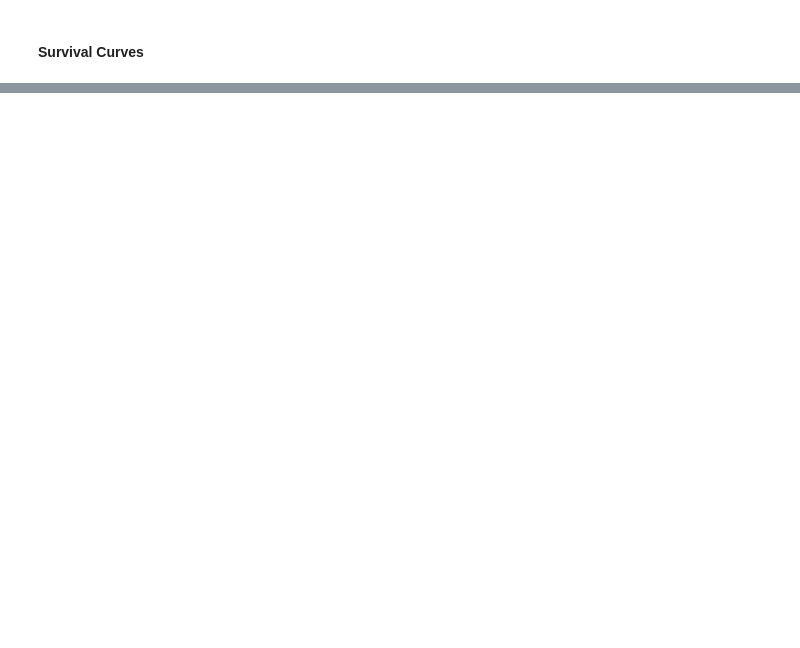
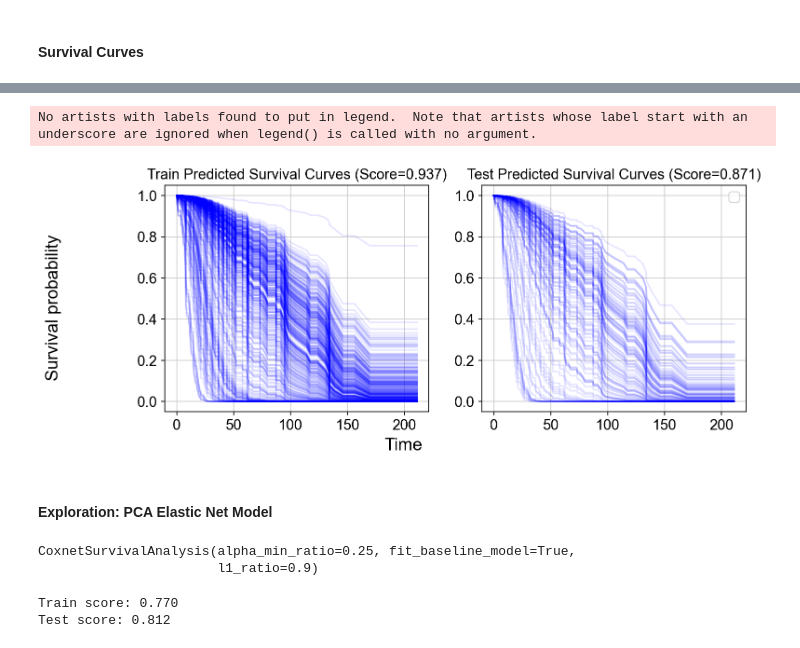
Before and after one commit to qmss5052/msk-2023, a Jupyter notebook: Survival analysis_zscores.ipynb, the cells around one changed output, grey strips where cells are left out. Cells and saved outputs as stored; diff of their text form; code cells hidden in the pictures; blank space fills up the shorter version.

```diff
--- a/Survival analysis_zscores.ipynb
+++ b/Survival analysis_zscores.ipynb
@@ -595,0 +463,25 @@ plt.xlabel("time $t$")
+# %%
+survival_function_test = best_model.predict_survival_function(X_test, return_array=False)
+survival_function_train = best_model.predict_survival_function(X_train, return_array=False)
+score_test = best_model.score(X_test, y_test)
+score_train = best_model.score(X_train, y_train)
+
+fig, ax = plt.subplots(1,2, figsize=(10,4))
+
+for i, (a, b) in enumerate(y_train):
+    ax[0].plot(survival_function_train[i].x, survival_function_train[i].y, alpha=0.1, c='blue')
+for i, (a, b) in enumerate(y_test):
+    ax[1].plot(survival_function_test[i].x, survival_function_test[i].y, alpha=0.1, c='blue')
+
+fig.supxlabel('Time')
+fig.supylabel('Survival probability')
+
+ax[0].set_title(f'Train Predicted Survival Curves (Score={score_train:.3f})')
+ax[1].set_title(f'Test Predicted Survival Curves (Score={score_test:.3f})')
+plt.legend()
+plt.show()
+# %% [output]
+No artists with labels found to put in legend.  Note that artists whose label start with an underscore are ignored when legend() is called with no argument.
+[figure, added]
+# %% [markdown]
+#### Exploration:  PCA Elastic Net Model
@@ -595,0 +510,11 @@ plt.xlabel("time $t$")
+# %%
+best_model.fit(X_train_pca, y_train_pca)
+# %% [output]
+CoxnetSurvivalAnalysis(alpha_min_ratio=0.25, fit_baseline_model=True,
+                       l1_ratio=0.9)
+# %%
+
+print("Train score: {:.3f}".format(best_model.score(X_train_pca, y_train_pca)), "\nTest score: {:.3f}".format(best_model.score(X_test_pca, y_test_pca)))
+# %% [output]
+Train score: 0.770
+Test score: 0.812
```
Also changed, not shown: parts of 69 cells of this notebook, 1 other file.
